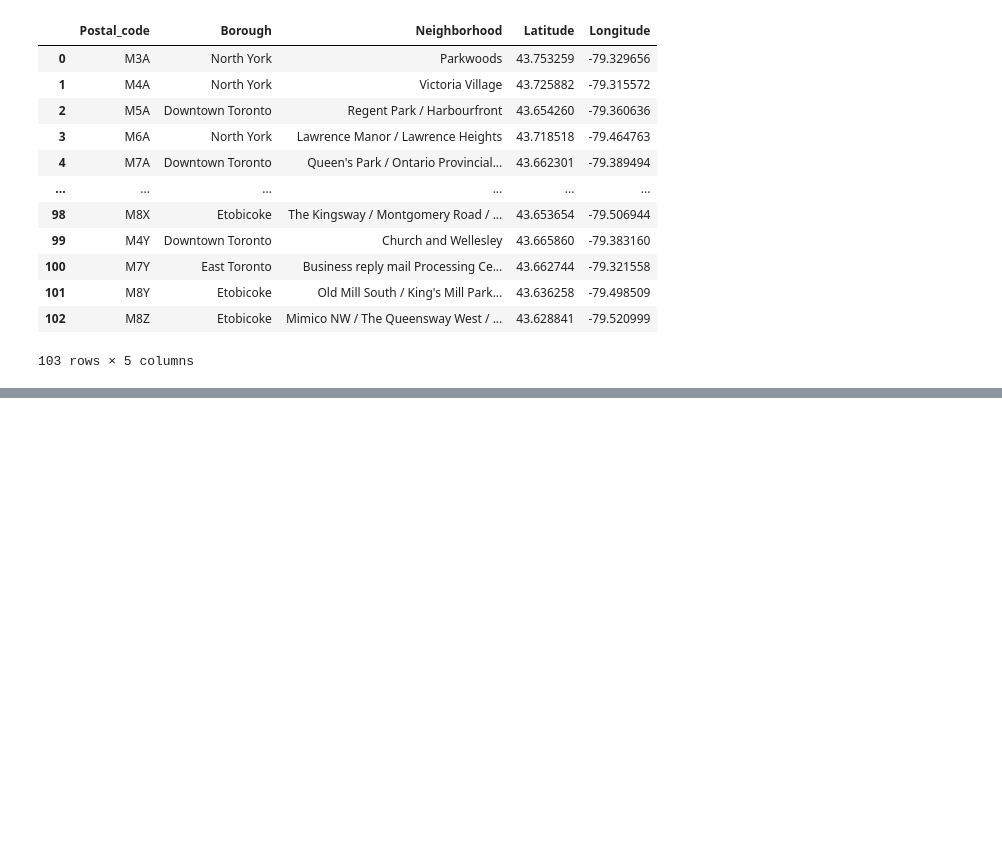
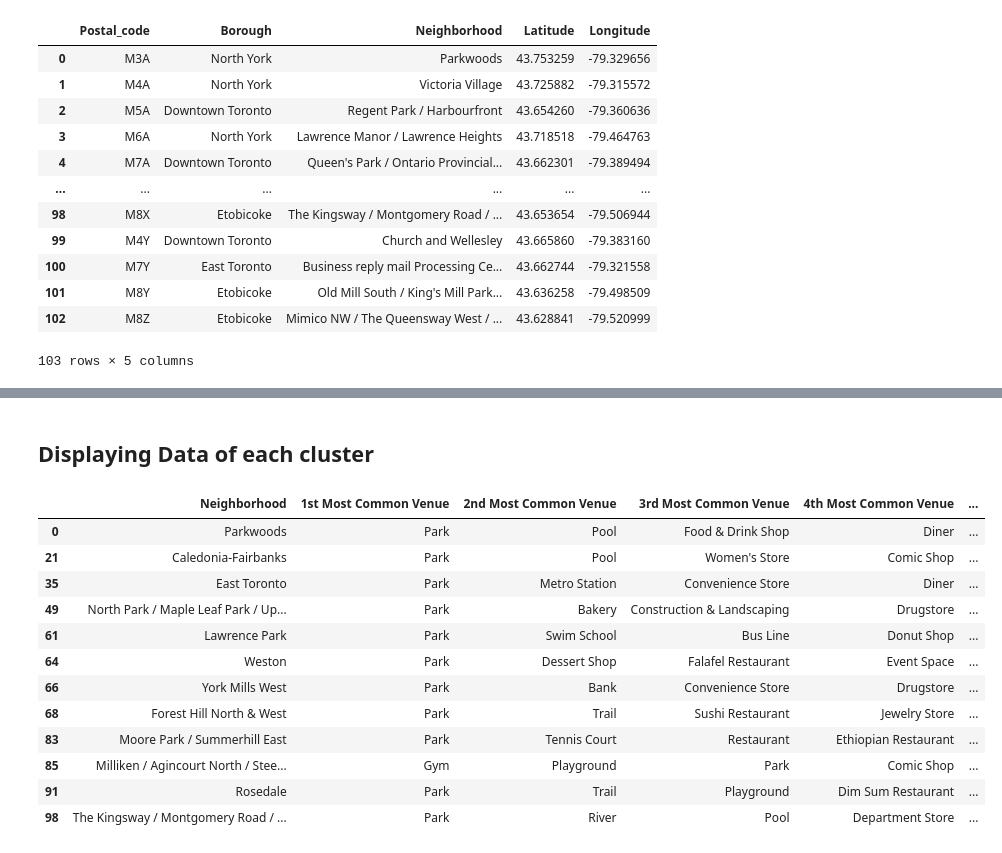
Before and after one commit to Tazc54/Coursera_Capstone, a Jupyter notebook: Toronto Neighborhoods Segmentation Analysis.ipynb, the cells around one changed output, grey strips where cells are left out. Drawn from its saved outputs; the diff is of its cells as text; code cells hidden in the pictures; blank space fills up the shorter version.

Commit message:
Data frame processing, updated v6 Final neighborhood analysis

```diff
--- a/Toronto Neighborhoods Segmentation Analysis.ipynb
+++ b/Toronto Neighborhoods Segmentation Analysis.ipynb
@@ -150,0 +407,12 @@ neighborhood
+# %%
+
+# set number of clusters, in this case we choose 3 clusters because if its >3 we will have clusters with only one data in it.
+kclusters = 3
+
+toronto_grouped_clustering = toronto_grouped.drop('Neighborhood', 1)
+
+# run k-means clustering
+kmeans = KMeans(n_clusters=kclusters, random_state=0).fit(toronto_grouped_clustering)
+
+# check cluster labels generated for each row in the dataframe
+kmeans.labels_[0:10]
@@ -150,0 +421,3 @@ neighborhood
+# %%
+toronto_data = neighborhood.drop(['Postal_code'], axis=1)
+toronto_data.head()
@@ -150,0 +431,11 @@ neighborhood
+# %%
+
+# add clustering labels
+neighborhoods_venues_sorted.insert(0, 'Cluster Labels', kmeans.labels_)
+
+toronto_merged = toronto_data
+
+# merge toronto_grouped with toronto_data to add latitude/longitude for each neighborhood
+toronto_merged = toronto_merged.join(neighborhoods_venues_sorted.set_index('Neighborhood'), on='Neighborhood')
+
+toronto_merged.head() # check the last columns!
@@ -150,0 +449,6 @@ neighborhood
+# %%
+#Deletint the NaN Cluster Labels and making them int for ploting purposes in the future.
+toronto_merged.shape
+toronto_merged = toronto_merged.dropna(axis='rows')
+toronto_merged['Cluster Labels'] = toronto_merged['Cluster Labels'].astype(int)
+toronto_merged.head()
@@ -150,0 +490,19 @@ neighborhood
+# %% [markdown]
+## Displaying Data of each cluster
+# %%
+#Cluster 0 (Red color)
+toronto_merged.loc[toronto_merged['Cluster Labels'] == 0, toronto_merged.columns[[1] + list(range(5, toronto_merged.shape[1]))]]
+# %% [output]
+|  | Neighborhood | 1st Most Common Venue | 2nd Most Common Venue | 3rd Most Common Venue | 4th Most Common Venue | ... |
+| 0 | Parkwoods | Park | Pool | Food & Drink Shop | Diner | ... |
+| 21 | Caledonia-Fairbanks | Park | Pool | Women's Store | Comic Shop | ... |
+| 35 | East Toronto | Park | Metro Station | Convenience Store | Diner | ... |
+| 49 | North Park / Maple Leaf Park / Up... | Park | Bakery | Construction & Landscaping | Drugstore | ... |
+| 61 | Lawrence Park | Park | Swim School | Bus Line | Donut Shop | ... |
+| 64 | Weston | Park | Dessert Shop | Falafel Restaurant | Event Space | ... |
+| 66 | York Mills West | Park | Bank | Convenience Store | Drugstore | ... |
+| 68 | Forest Hill North & West | Park | Trail | Sushi Restaurant | Jewelry Store | ... |
+| 83 | Moore Park / Summerhill East | Park | Tennis Court | Restaurant | Ethiopian Restaurant | ... |
+| 85 | Milliken / Agincourt North / Stee... | Gym | Playground | Park | Comic Shop | ... |
+| 91 | Rosedale | Park | Trail | Playground | Dim Sum Restaurant | ... |
+| 98 | The Kingsway / Montgomery Road / ... | Park | River | Pool | Department Store | ... |
```
Also changed, not shown: parts of 25 cells of this notebook.
